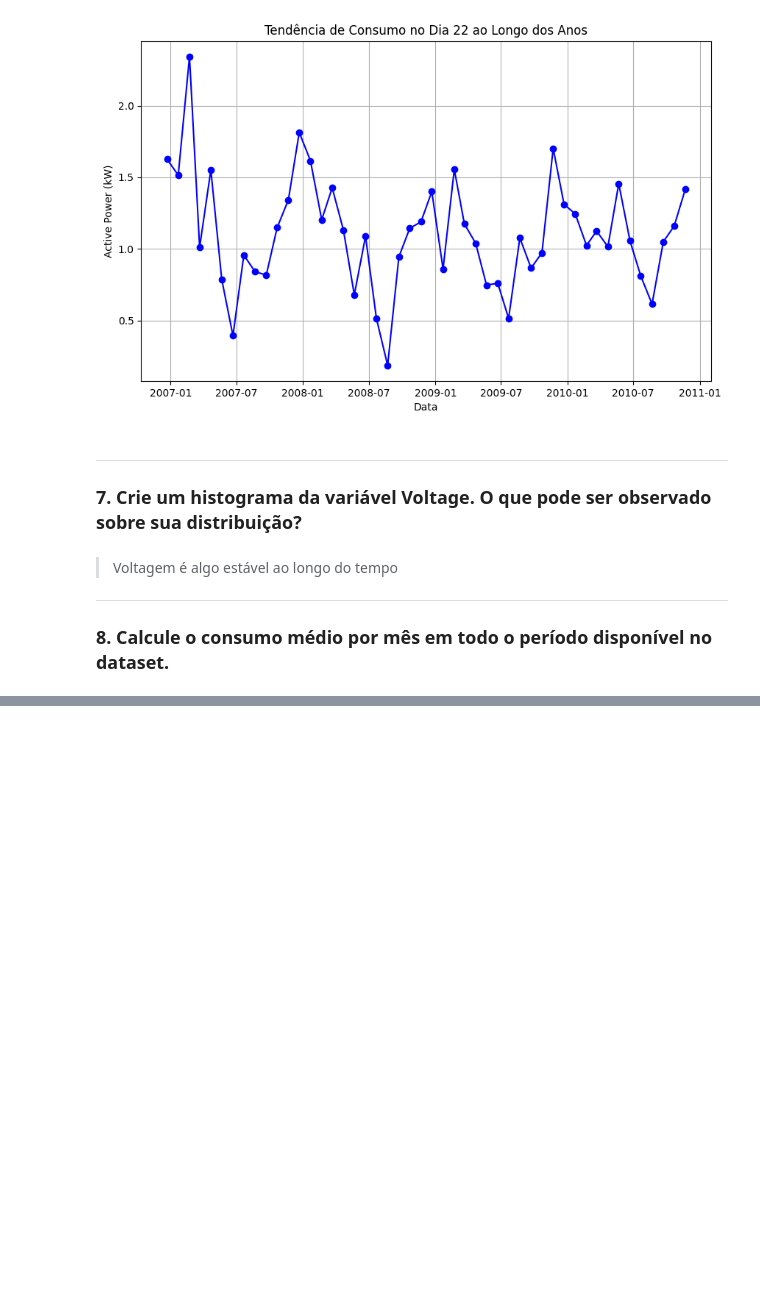
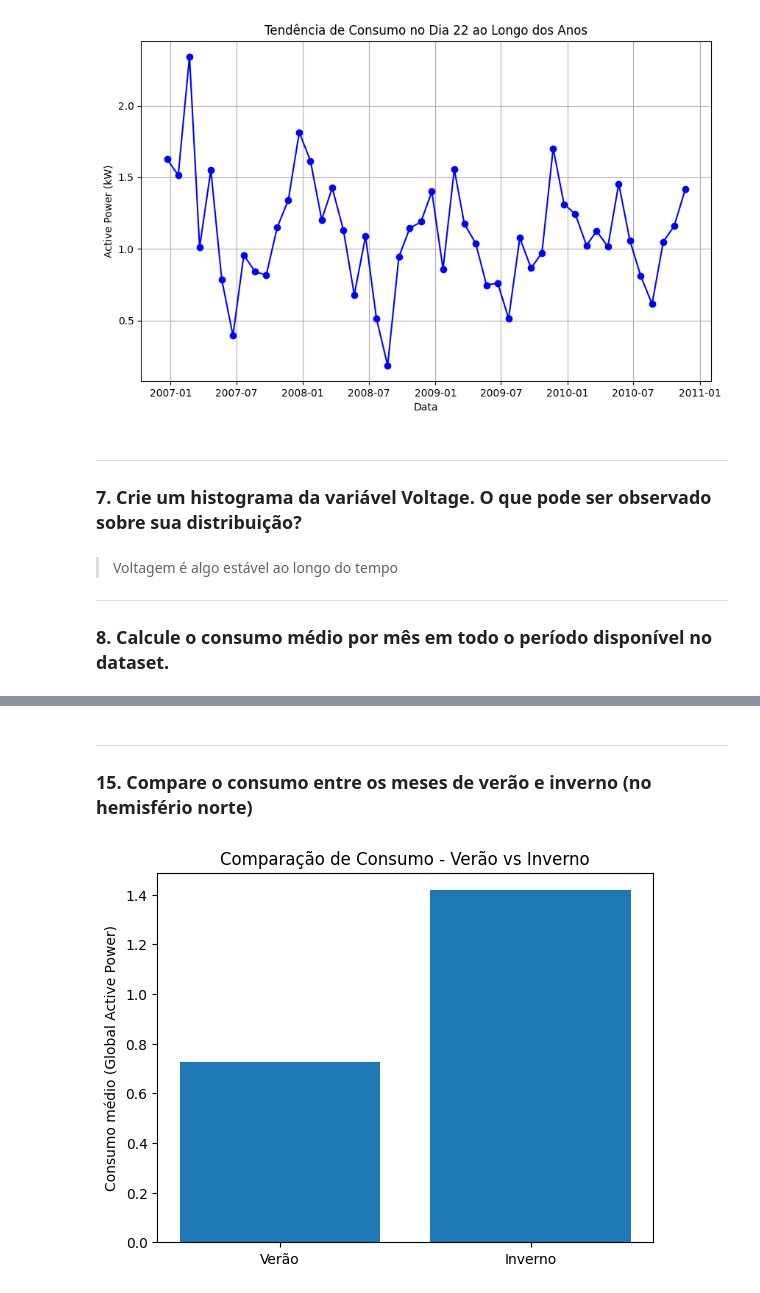
Before and after one commit to Entrega-CheckPoint/IOT-IOB-GENERATIVE-IA-CP04, a Jupyter notebook: checkpoint.ipynb, the cells around one changed output, grey strips where cells are left out. Saved outputs shown, nothing was run; the diff lists cells and outputs as text; code cells hidden in the pictures; blank space fills up the shorter version.

```diff
--- a/checkpoint.ipynb
+++ b/checkpoint.ipynb
@@ -249,0 +409,18 @@ fig.show()
+# %% [markdown]
+---
+
+### 15. Compare o consumo entre os meses de verão e inverno (no hemisfério norte)
+# %%
+df_household["Month"] = df_household["Date"].dt.month
+verao = df_household[df_household["Month"].isin([6, 7, 8])]
+inverno = df_household[df_household["Month"].isin([12, 1, 2])]
+
+consumo_verao = verao["Global_active_power"].mean()
+consumo_inverno = inverno["Global_active_power"].mean()
+
+plt.bar(["Verão", "Inverno"], [consumo_verao, consumo_inverno])
+plt.ylabel("Consumo médio (Global Active Power)")
+plt.title("Comparação de Consumo - Verão vs Inverno")
+plt.show()
+# %% [output]
+[figure, added]
```
Also changed, not shown: parts of 19 cells of this notebook, 1 other file.
